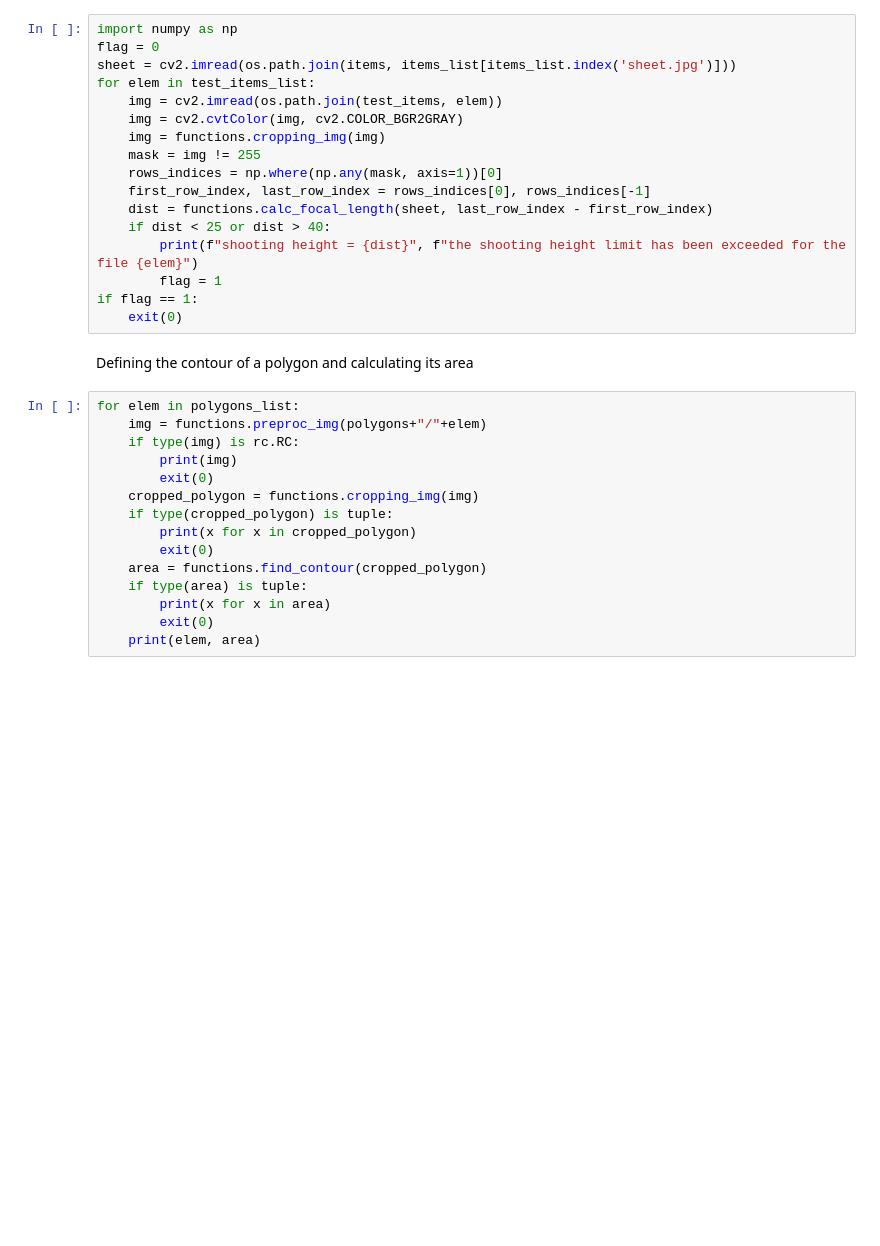
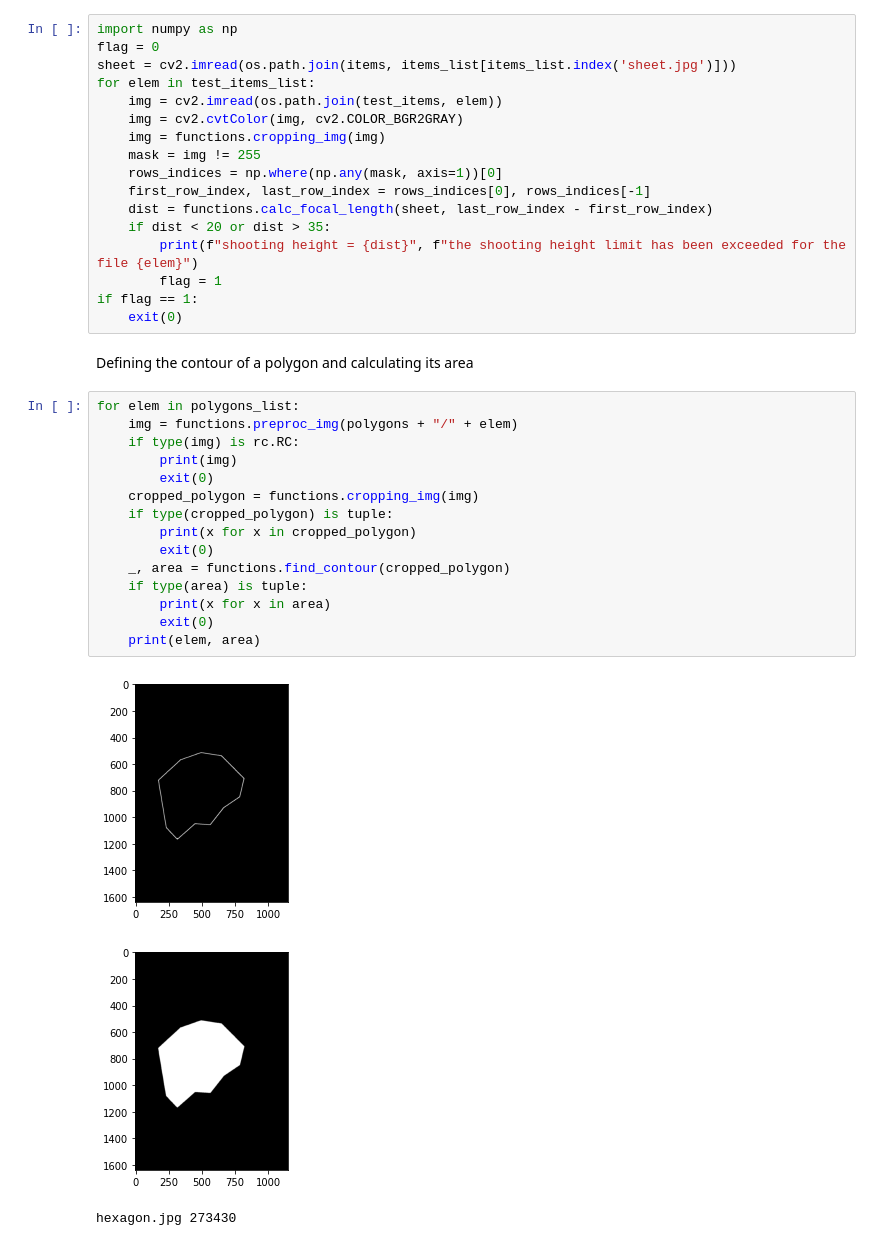
Before and after one commit to eencoree/Placer, a Jupyter notebook: intelligent_placer.ipynb, the cells around one changed output. Cells and saved outputs as stored; diff of their text form; blank space fills up the shorter version.

```diff
--- a/intelligent_placer.ipynb
+++ b/intelligent_placer.ipynb
@@ -25,7 +26,7 @@ for elem in test_items_list:
     rows_indices = np.where(np.any(mask, axis=1))[0]
     first_row_index, last_row_index = rows_indices[0], rows_indices[-1]
     dist = functions.calc_focal_length(sheet, last_row_index - first_row_index)
-    if dist < 25 or dist > 40:
+    if dist < 20 or dist > 35:
         print(f"shooting height = {dist}", f"the shooting height limit has been exceeded for the file {elem}")
         flag = 1
 if flag == 1:
@@ -34,16 +35,20 @@ if flag == 1:
 Defining the contour of a polygon and calculating its area
 # %%
 for elem in polygons_list:
-    img = functions.preproc_img(polygons+"/"+elem)
+    img = functions.preproc_img(polygons + "/" + elem)
     if type(img) is rc.RC:
         print(img)
         exit(0)
     cropped_polygon = functions.cropping_img(img)
     if type(cropped_polygon) is tuple:
         print(x for x in cropped_polygon)
         exit(0)
-    area = functions.find_contour(cropped_polygon)
+    _, area = functions.find_contour(cropped_polygon)
     if type(area) is tuple:
         print(x for x in area)
         exit(0)
     print(elem, area)
+# %% [output]
+[figure, added]
+[figure, added]
+hexagon.jpg 273430
```
Also changed, not shown: parts of 6 cells of this notebook, 7 other files.
